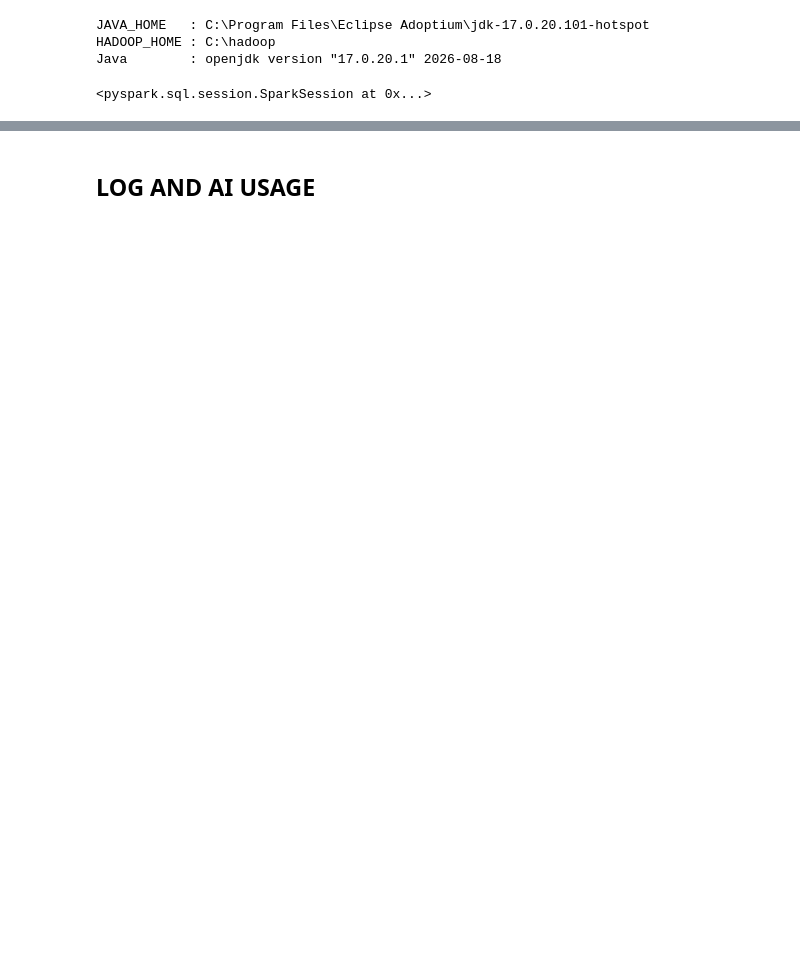
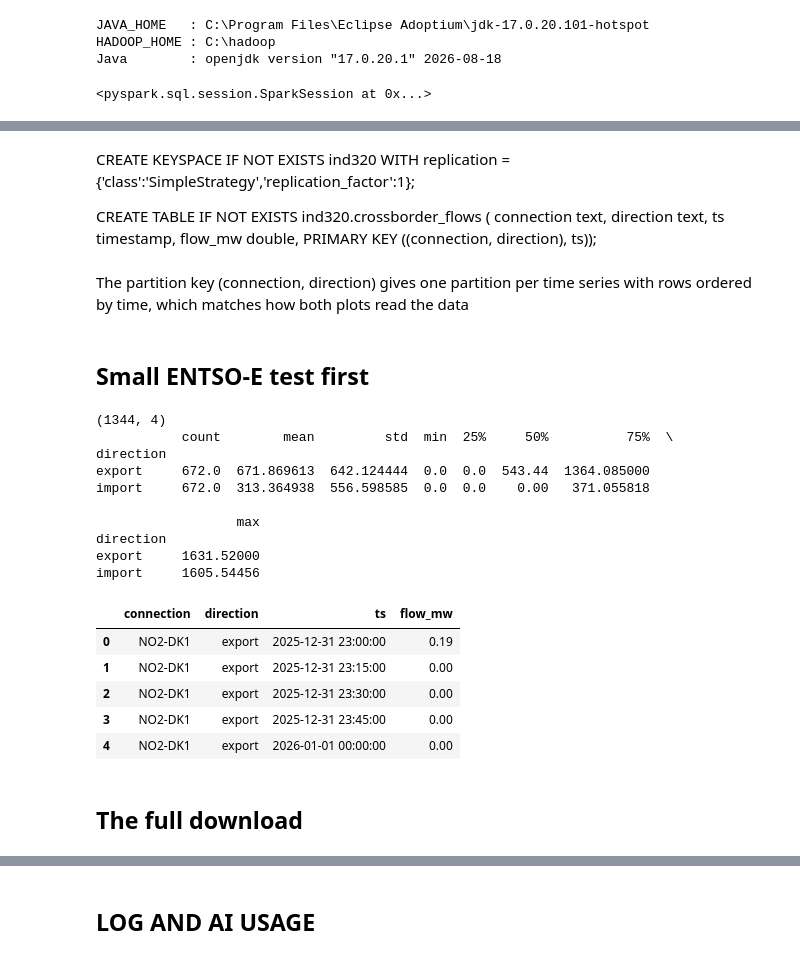
Before and after one commit to Knutis1/IND320_Application, a Jupyter notebook: App/notebooks/Task2.ipynb, the cells around one changed output, grey strips where cells are left out. Drawn from its saved outputs; the diff is of its cells as text; code cells hidden in the pictures; blank space fills up the shorter version.

```diff
--- a/App/notebooks/Task2.ipynb
+++ b/App/notebooks/Task2.ipynb
@@ -119,0 +136,43 @@ Java        : openjdk version "17.0.20.1" 2026-08-18
+# %% [markdown]
+CREATE KEYSPACE IF NOT EXISTS ind320
+  WITH replication = {'class':'SimpleStrategy','replication_factor':1};
+
+CREATE TABLE IF NOT EXISTS ind320.crossborder_flows (
+    connection text, direction text, ts timestamp, flow_mw double,
+    PRIMARY KEY ((connection, direction), ts));
+# %% [markdown]
+The partition key (connection, direction) gives one partition per time series with rows ordered by time, which matches how both plots read the data
+# %% [markdown]
+## Small ENTSO-E test first
+# %%
+import pandas as pd
+from entsoe_api import get_client, fetch_connection, CONNECTIONS
+
+client = get_client()
+test = fetch_connection(
+    client, "NO2-DK1",
+    start=pd.Timestamp("2026-01-01", tz="Europe/Oslo"),
+    end=pd.Timestamp("2026-01-08", tz="Europe/Oslo"))
+
+print(test.shape)
+print(test.groupby("direction")["flow_mw"].describe())
+test.head()
+# %% [output]
+(1344, 4)
+           count        mean         std  min  25%     50%          75%  \
+direction
+export     672.0  671.869613  642.124444  0.0  0.0  543.44  1364.085000
+import     672.0  313.364938  556.598585  0.0  0.0    0.00   371.055818
+
+                  max
+direction
+export     1631.52000
+import     1605.54456
+|  | connection | direction | ts | flow_mw |
+| 0 | NO2-DK1 | export | 2025-12-31 23:00:00 | 0.19 |
+| 1 | NO2-DK1 | export | 2025-12-31 23:15:00 | 0.00 |
+| 2 | NO2-DK1 | export | 2025-12-31 23:30:00 | 0.00 |
+| 3 | NO2-DK1 | export | 2025-12-31 23:45:00 | 0.00 |
+| 4 | NO2-DK1 | export | 2026-01-01 00:00:00 | 0.00 |
+# %% [markdown]
+## The full download
```
Also changed, not shown: parts of 22 cells of this notebook, 4 other files.
